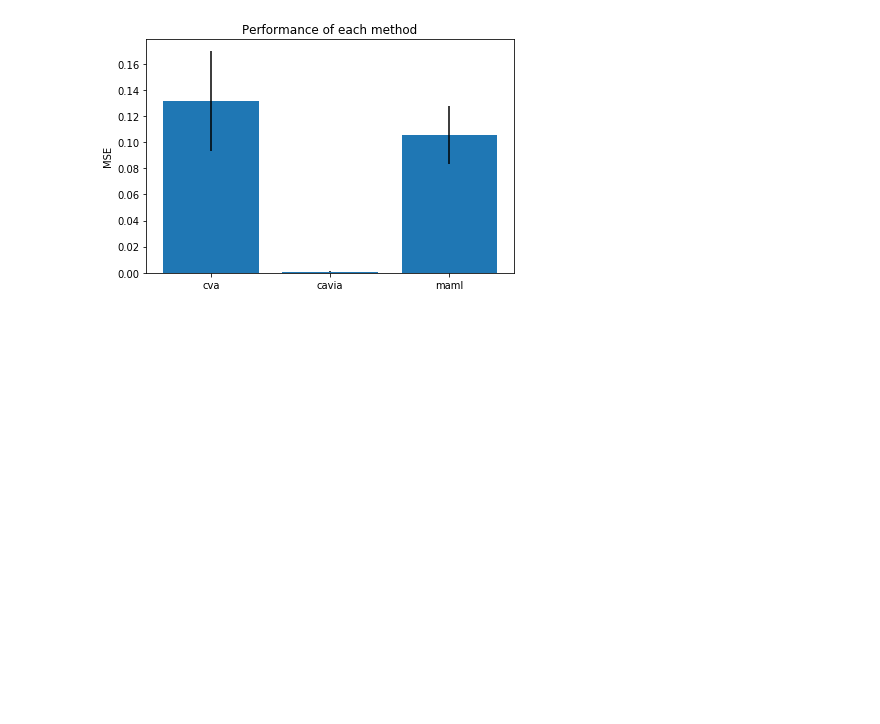
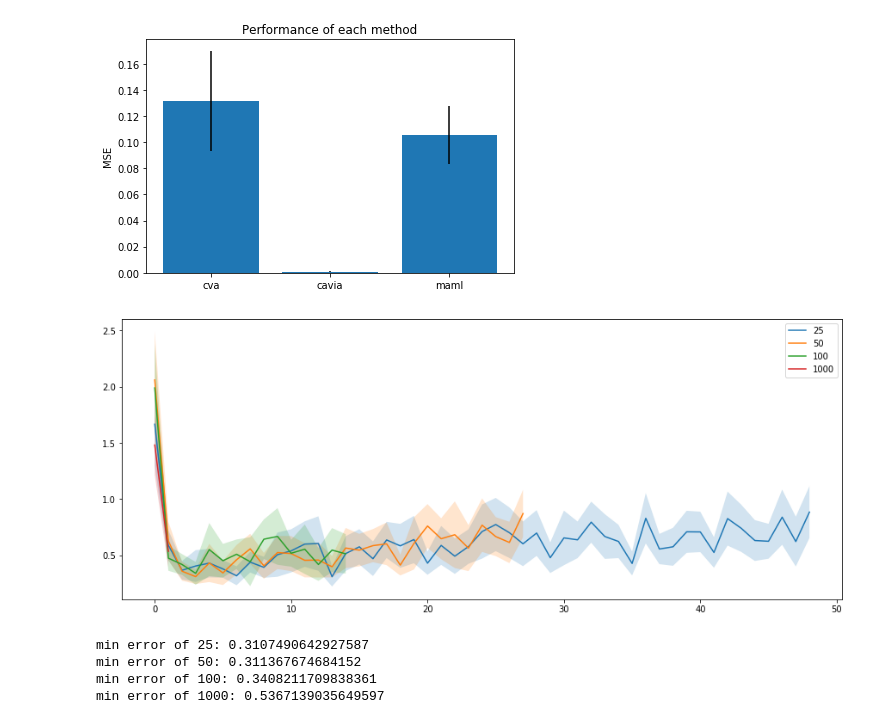
Before and after one commit to JacobTyo/cavia, a Jupyter notebook: regression/notebooks/EasyCompairisons.ipynb, the cells around one changed output. Drawn from its saved outputs; the diff is of its cells as text; code cells hidden in the pictures; blank space fills up the shorter version.

Commit message:
yet more experimentation

```diff
--- a/regression/notebooks/EasyCompairisons.ipynb
+++ b/regression/notebooks/EasyCompairisons.ipynb
@@ -79,3 +79,30 @@ plt.tight_layout()
 plt.show()
 # %% [output]
 [figure]
+# %%
+# tasks per update experiment
+tpus = ['25', '50', '100', '1000']
+pref = '../cva_sine_result_files/tpu100k_10000_25_0_'
+suff = '.pkl'
+loggers = {}
+for tpu in tpus:
+    loggers[tpu] = get_logger(pref + tpu + suff)
+# %%
+for tpu, logger in loggers.items():
+    x = np.arange(len(logger.test_loss))
+    plt.plot(x, logger.test_loss, label=tpu)
+    plt.fill_between(x, logger.test_loss+logger.test_conf, logger.test_loss-logger.test_conf, alpha=0.2)
+plt.legend()
+fig = plt.gcf()
+fig.set_size_inches(15,6)
+plt.show()
+# %% [output]
+[figure, added]
+# %%
+for tpu, logger in loggers.items():
+    print(f'min error of {tpu}: {np.min(logger.test_loss)}')
+# %% [output]
+min error of 25: 0.3107490642927587
+min error of 50: 0.311367674684152
+min error of 100: 0.3408211709838361
+min error of 1000: 0.5367139035649597
```
Also changed, not shown: parts of 5 cells of this notebook, 3 other files.
